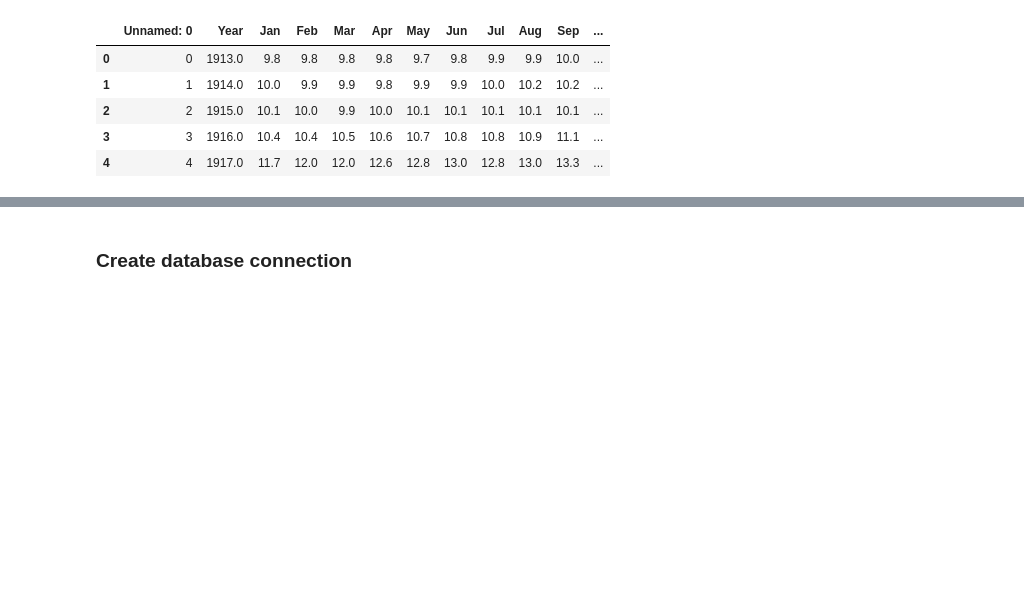
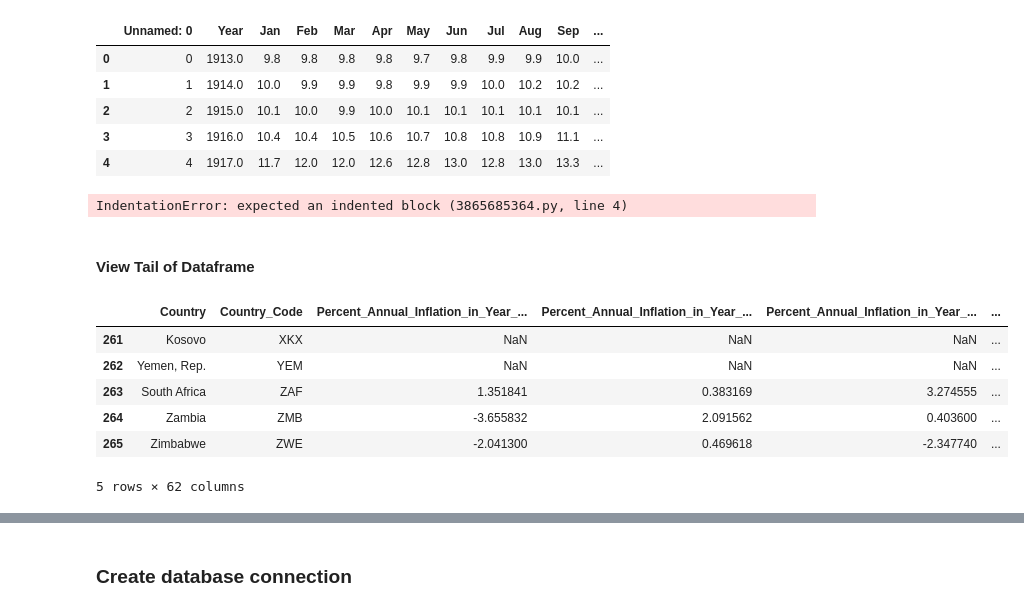
Before and after one commit to eperez3181/Project_two, a Jupyter notebook: Project_2_Pnadas_etl.ipynb, the cells around one changed output, grey strips where cells are left out. Cells and saved outputs as stored; diff of their text form; code cells hidden in the pictures; blank space fills up the shorter version.

```diff
--- a/Project_2_Pnadas_etl.ipynb
+++ b/Project_2_Pnadas_etl.ipynb
@@ -39,3 +48,24 @@ Inflation_df.head()
 | 2 | 2 | 1915.0 | 10.1 | 10.0 | 9.9 | 10.0 | 10.1 | 10.1 | 10.1 | 10.1 | 10.1 | ... |
 | 3 | 3 | 1916.0 | 10.4 | 10.4 | 10.5 | 10.6 | 10.7 | 10.8 | 10.8 | 10.9 | 11.1 | ... |
 | 4 | 4 | 1917.0 | 11.7 | 12.0 | 12.0 | 12.6 | 12.8 | 13.0 | 12.8 | 13.0 | 13.3 | ... |
+# %%
+# Read Deflator_2 Json Head
+Deflator_2_file = os.path.join("../Project_2_Inflation/DATA/Annual_Inflation_by_GDP_Deflator-2.json")
+with open(Deflation_2_file) as jsonfile:
+Deflator_2_df = pd.read_json(Deflator_file, compression='gzip')
+Deflator_2_df.head()
+# %% [output]
+IndentationError: expected an indented block (3865685364.py, line 4)
+# %% [markdown]
+#### View Tail of Dataframe
+# %%
+# Read Deflator CSV Tail
+Deflator_df.tail()
+# %% [output]
+|  | Country | Country_Code | Percent_Annual_Inflation_in_Year_... | Percent_Annual_Inflation_in_Year_... | Percent_Annual_Inflation_in_Year_... | ... |
+| 261 | Kosovo | XKX | NaN | NaN | NaN | ... |
+| 262 | Yemen, Rep. | YEM | NaN | NaN | NaN | ... |
+| 263 | South Africa | ZAF | 1.351841 | 0.383169 | 3.274555 | ... |
+| 264 | Zambia | ZMB | -3.655832 | 2.091562 | 0.403600 | ... |
+| 265 | Zimbabwe | ZWE | -2.041300 | 0.469618 | -2.347740 | ... |
+5 rows × 62 columns
```
Also changed, not shown: parts of 22 cells of this notebook.
